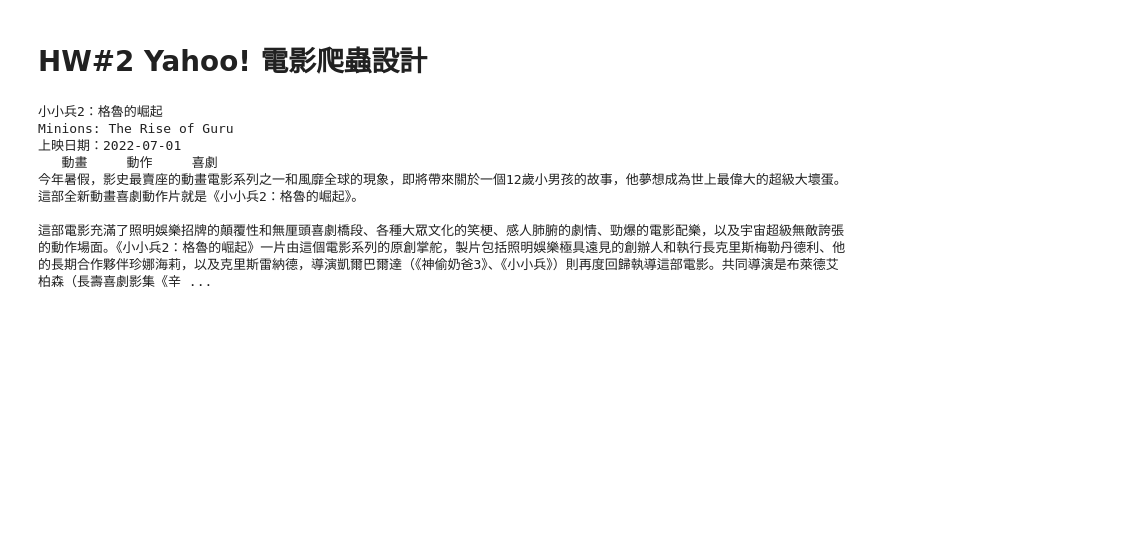
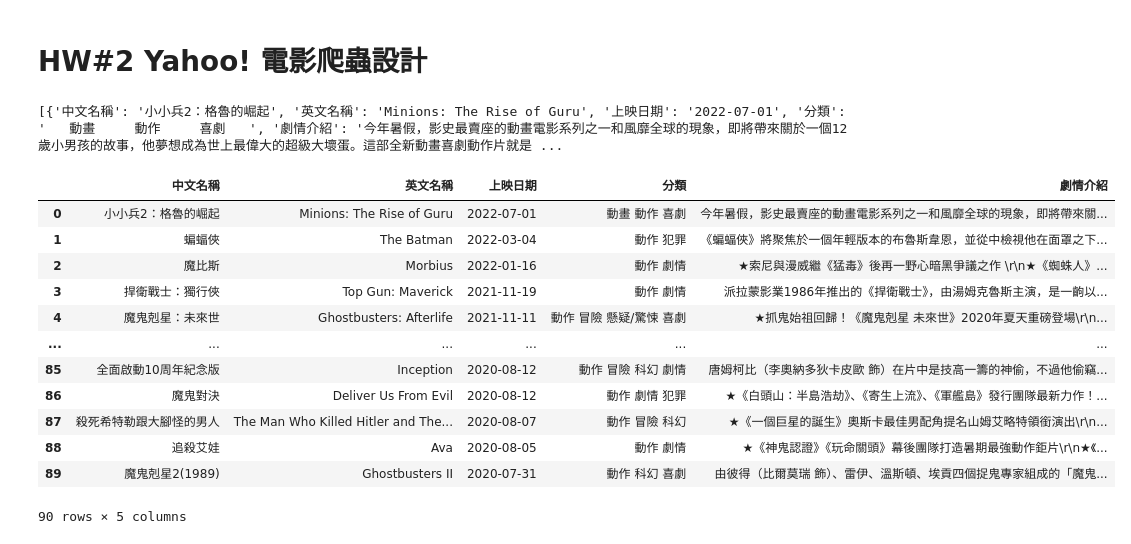
Before and after one commit to chiao-lyc/HW1, a Jupyter notebook: HW#2 Yahoo! 電影爬蟲設計.ipynb, the cells around one changed output. Cells and saved outputs as stored; diff of their text form; code cells hidden in the pictures; blank space fills up the shorter version.

```diff
--- a/HW#2 Yahoo! 電影爬蟲設計.ipynb
+++ b/HW#2 Yahoo! 電影爬蟲設計.ipynb
@@ -3,27 +7,34 @@
 # %%
-import requests
-from bs4 import BeautifulSoup
-url = 'https://movies.yahoo.com.tw/movieinfo_main/小小兵2-格魯的崛起-minions-the-rise-of-guru-10493'
-r = requests.get(url)
-soup = BeautifulSoup(r.text)
-infos = []
-imgs = []
-for d in soup.find_all('div', class_='movie_intro_info_r'):
-    print(d.h1.text.strip())
-    print(d.h3.text.strip())
-    print(d.find('span').text.split('上映日期 ： ')[0])
-    if not d.find('div',class_='level_name_box'):
-        print('NAN')
-    print(d.find('div',class_='level_name_box').text.replace(' ', '').replace('\n', ' '))
+FullPage = []
+for page in range(1,10):
+    url = 'https://movies.yahoo.com.tw/moviegenre_result.html?genre_id=1&page=%s' % page
+    r = requests.get(url)
+    soup = BeautifulSoup(r.text)
 
+    for d in soup.find_all('div',class_='release_info'):
+        url = d.a['href']
+        r = requests.get(url)
+        soup = BeautifulSoup(r.text)
+        infos = []
+        introduction = []
+        for d in soup.find_all('div', class_='movie_intro_info_r'):
+            info = {}
+            info['中文名稱'] = d.h1.text.strip()
+            info['英文名稱'] = d.h3.text.strip()
+            info['上映日期'] = d.find('span').text.split('上映日期：')[1]
+            if not d.find('div',class_='level_name_box'):
+                print('NAN')
+            info['分類'] = d.find('div',class_='level_name_box').text.replace(' ', '').replace('\n',' ')
+            infos.append(info)
 
-for d in soup.find_all('div', class_='gray_infobox_inner'):
-    print(d.find('span').text.strip())
+        for d in soup.find_all('div', class_='gray_infobox_inner'):
+            intro = {}
+            intro['劇情介紹'] = d.find('span').text.strip()
+            introduction.append(intro)
+
+        for i, j in list(zip(infos, introduction)): #zip用來打包(infos, introduction)
+            k = dict(list(i.items()) + list(j.items()))
+            FullPage.append(k)
+print(FullPage)
 # %% [output]
-小小兵2：格魯的崛起
-Minions: The Rise of Guru
-上映日期：2022-07-01
-   動畫     動作     喜劇
-今年暑假，影史最賣座的動畫電影系列之一和風靡全球的現象，即將帶來關於一個12歲小男孩的故事，他夢想成為世上最偉大的超級大壞蛋。這部全新動畫喜劇動作片就是《小小兵2：格魯的崛起》。
-
-這部電影充滿了照明娛樂招牌的顛覆性和無厘頭喜劇橋段、各種大眾文化的笑梗、感人肺腑的劇情、勁爆的電影配樂，以及宇宙超級無敵誇張的動作場面。《小小兵2：格魯的崛起》一片由這個電影系列的原創掌舵，製片包括照明娛樂極具遠見的創辦人和執行長克里斯梅勒丹德利、他的長期合作夥伴珍娜海莉，以及克里斯雷納德，導演凱爾巴爾達（《神偷奶爸3》、《小小兵》）則再度回歸執導這部電影。共同導演是布萊德艾柏森（長壽喜劇影集《辛 ...
+[{'中文名稱': '小小兵2：格魯的崛起', '英文名稱': 'Minions: The Rise of Guru', '上映日期': '2022-07-01', '分類': '   動畫     動作     喜劇   ', '劇情介紹': '今年暑假，影史最賣座的動畫電影系列之一和風靡全球的現象，即將帶來關於一個12歲小男孩的故事，他夢想成為世上最偉大的超級大壞蛋。這部全新動畫喜劇動作片就是 ...
@@ -57,0 +41,18 @@ res
+# %%
+df = pd.DataFrame(FullPage)
+df.to_csv('movies.csv', encoding='utf_8_sig')
+df
+# %% [output]
+|  | 中文名稱 | 英文名稱 | 上映日期 | 分類 | 劇情介紹 |
+| 0 | 小小兵2：格魯的崛起 | Minions: The Rise of Guru | 2022-07-01 | 動畫 動作 喜劇 | 今年暑假，影史最賣座的動畫電影系列之一和風靡全球的現象，即將帶來關... |
+| 1 | 蝙蝠俠 | The Batman | 2022-03-04 | 動作 犯罪 | 《蝙蝠俠》將聚焦於一個年輕版本的布魯斯韋恩，並從中檢視他在面罩之下... |
+| 2 | 魔比斯 | Morbius | 2022-01-16 | 動作 劇情 | ★索尼與漫威繼《猛毒》後再一野心暗黑爭議之作 \r\n★《蜘蛛人》... |
+| 3 | 捍衛戰士：獨行俠 | Top Gun: Maverick | 2021-11-19 | 動作 劇情 | 派拉蒙影業1986年推出的《捍衛戰士》，由湯姆克魯斯主演，是一齣以... |
+| 4 | 魔鬼剋星：未來世 | Ghostbusters: Afterlife | 2021-11-11 | 動作 冒險 懸疑/驚悚 喜劇 | ★抓鬼始祖回歸！《魔鬼剋星 未來世》2020年夏天重磅登場\r\n... |
+| ... | ... | ... | ... | ... | ... |
+| 85 | 全面啟動10周年紀念版 | Inception | 2020-08-12 | 動作 冒險 科幻 劇情 | 唐姆柯比（李奧納多狄卡皮歐 飾）在片中是技高一籌的神偷，不過他偷竊... |
+| 86 | 魔鬼對決 | Deliver Us From Evil | 2020-08-12 | 動作 劇情 犯罪 | ★《白頭山：半島浩劫》、《寄生上流》、《軍艦島》發行團隊最新力作！... |
+| 87 | 殺死希特勒跟大腳怪的男人 | The Man Who Killed Hitler and The... | 2020-08-07 | 動作 冒險 科幻 | ★《一個巨星的誕生》奧斯卡最佳男配角提名山姆艾略特領銜演出\r\n... |
+| 88 | 追殺艾娃 | Ava | 2020-08-05 | 動作 劇情 | ★《神鬼認證》《玩命關頭》幕後團隊打造暑期最強動作鉅片\r\n★《... |
+| 89 | 魔鬼剋星2(1989) | Ghostbusters II | 2020-07-31 | 動作 科幻 喜劇 | 由彼得（比爾莫瑞 飾）、雷伊、溫斯頓、埃貢四個捉鬼專家組成的「魔鬼... |
+90 rows × 5 columns
```
Also changed, not shown: parts of 2 cells of this notebook.
